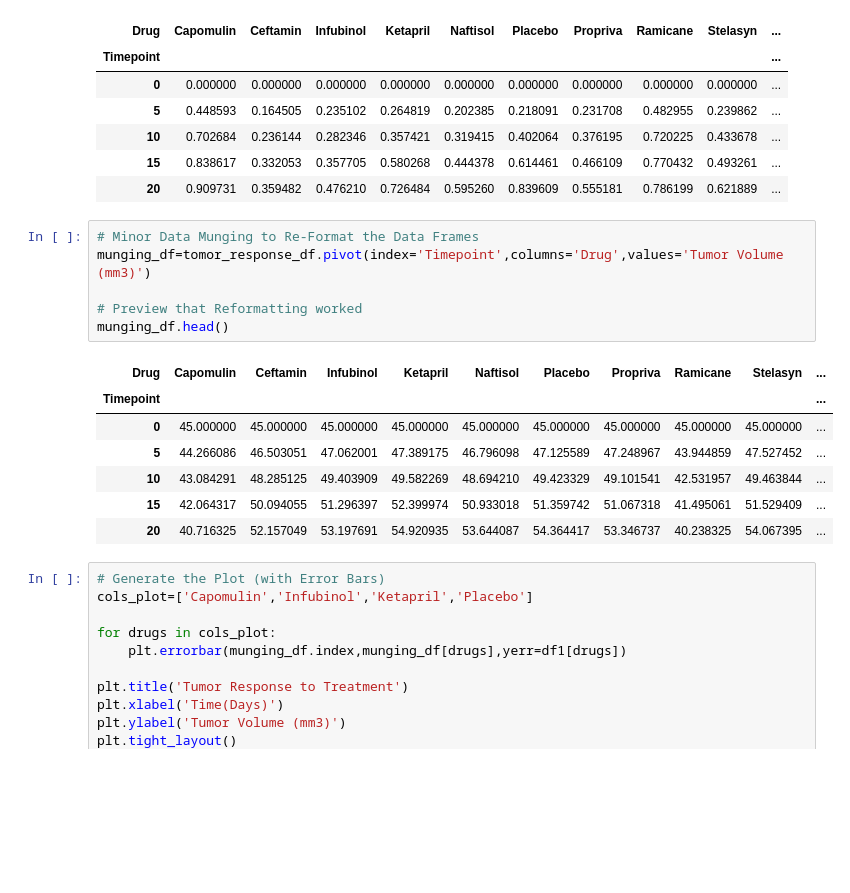
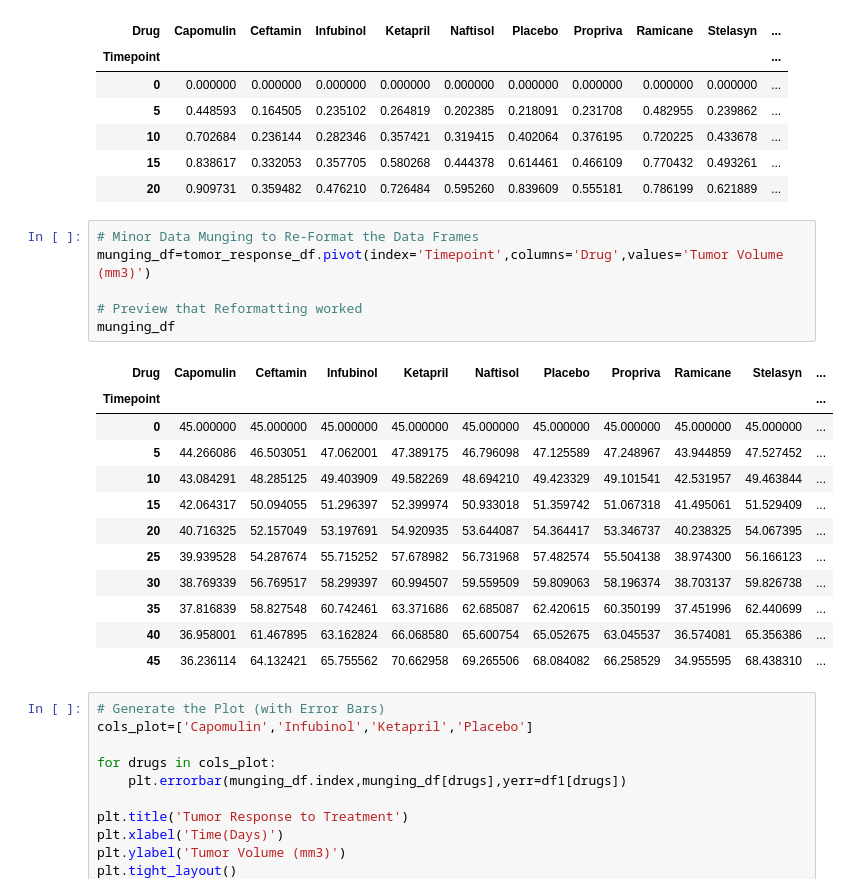
Before and after one commit to nilamroy2/Matplotlib-HomeWork, a Jupyter notebook: Homework/Matplotlib-HomeWork/Homework/Instructions/Pymaceuticals/pymaceuticals_starter-Copy1.ipynb, the cells around one changed output. Drawn from its saved outputs; the diff is of its cells as text; blank space fills up the shorter version.

```diff
--- a/Homework/Matplotlib-HomeWork/Homework/Instructions/Pymaceuticals/pymaceuticals_starter-Copy1.ipynb
+++ b/Homework/Matplotlib-HomeWork/Homework/Instructions/Pymaceuticals/pymaceuticals_starter-Copy1.ipynb
@@ -80,17 +80,22 @@ df1.head()
 # %%
 # Minor Data Munging to Re-Format the Data Frames
 munging_df=tomor_response_df.pivot(index='Timepoint',columns='Drug',values='Tumor Volume (mm3)')
 
 # Preview that Reformatting worked
-munging_df.head()
+munging_df
 # %% [output]
 | Drug | Capomulin | Ceftamin | Infubinol | Ketapril | Naftisol | Placebo | Propriva | Ramicane | Stelasyn | ... |
 | Timepoint |  |  |  |  |  |  |  |  |  | ... |
 | 0 | 45.000000 | 45.000000 | 45.000000 | 45.000000 | 45.000000 | 45.000000 | 45.000000 | 45.000000 | 45.000000 | ... |
 | 5 | 44.266086 | 46.503051 | 47.062001 | 47.389175 | 46.796098 | 47.125589 | 47.248967 | 43.944859 | 47.527452 | ... |
 | 10 | 43.084291 | 48.285125 | 49.403909 | 49.582269 | 48.694210 | 49.423329 | 49.101541 | 42.531957 | 49.463844 | ... |
 | 15 | 42.064317 | 50.094055 | 51.296397 | 52.399974 | 50.933018 | 51.359742 | 51.067318 | 41.495061 | 51.529409 | ... |
 | 20 | 40.716325 | 52.157049 | 53.197691 | 54.920935 | 53.644087 | 54.364417 | 53.346737 | 40.238325 | 54.067395 | ... |
+| 25 | 39.939528 | 54.287674 | 55.715252 | 57.678982 | 56.731968 | 57.482574 | 55.504138 | 38.974300 | 56.166123 | ... |
+| 30 | 38.769339 | 56.769517 | 58.299397 | 60.994507 | 59.559509 | 59.809063 | 58.196374 | 38.703137 | 59.826738 | ... |
+| 35 | 37.816839 | 58.827548 | 60.742461 | 63.371686 | 62.685087 | 62.420615 | 60.350199 | 37.451996 | 62.440699 | ... |
+| 40 | 36.958001 | 61.467895 | 63.162824 | 66.068580 | 65.600754 | 65.052675 | 63.045537 | 36.574081 | 65.356386 | ... |
+| 45 | 36.236114 | 64.132421 | 65.755562 | 70.662958 | 69.265506 | 68.084082 | 66.258529 | 34.955595 | 68.438310 | ... |
 # %%
 # Generate the Plot (with Error Bars)
 cols_plot=['Capomulin','Infubinol','Ketapril','Placebo']
```
Also changed, not shown: parts of 11 cells of this notebook, 2 other files.
